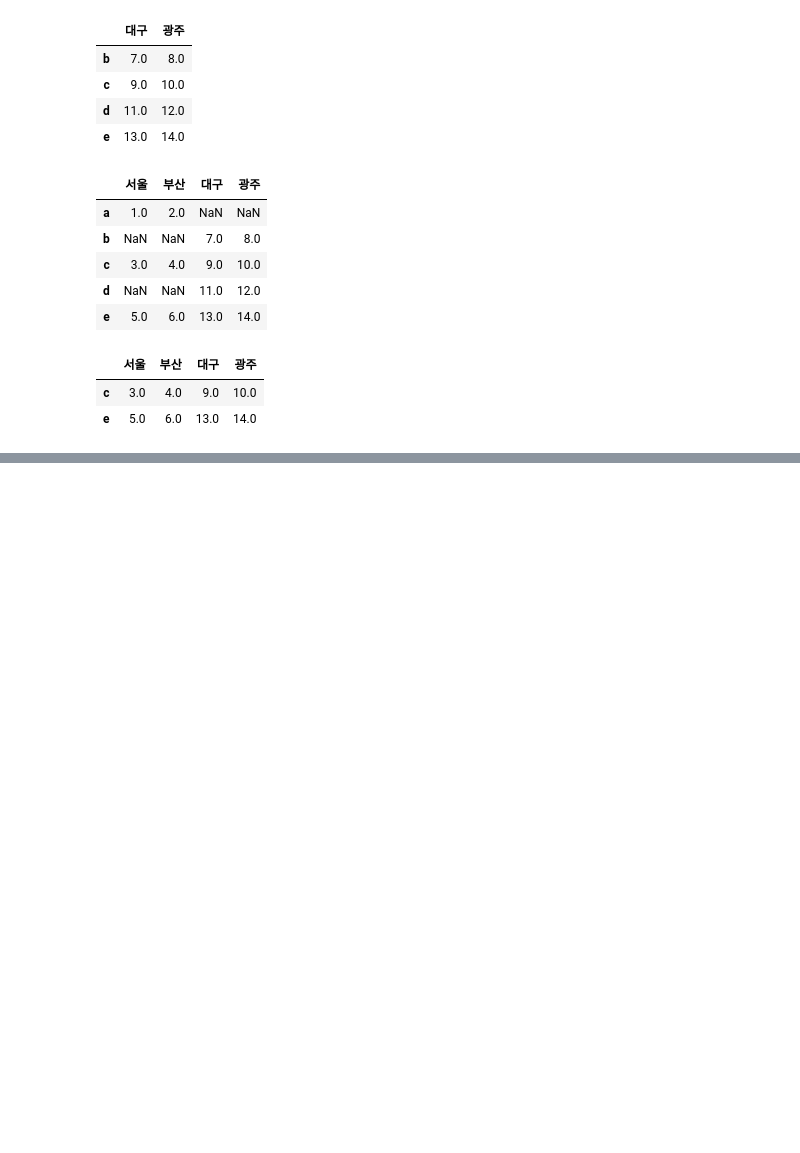
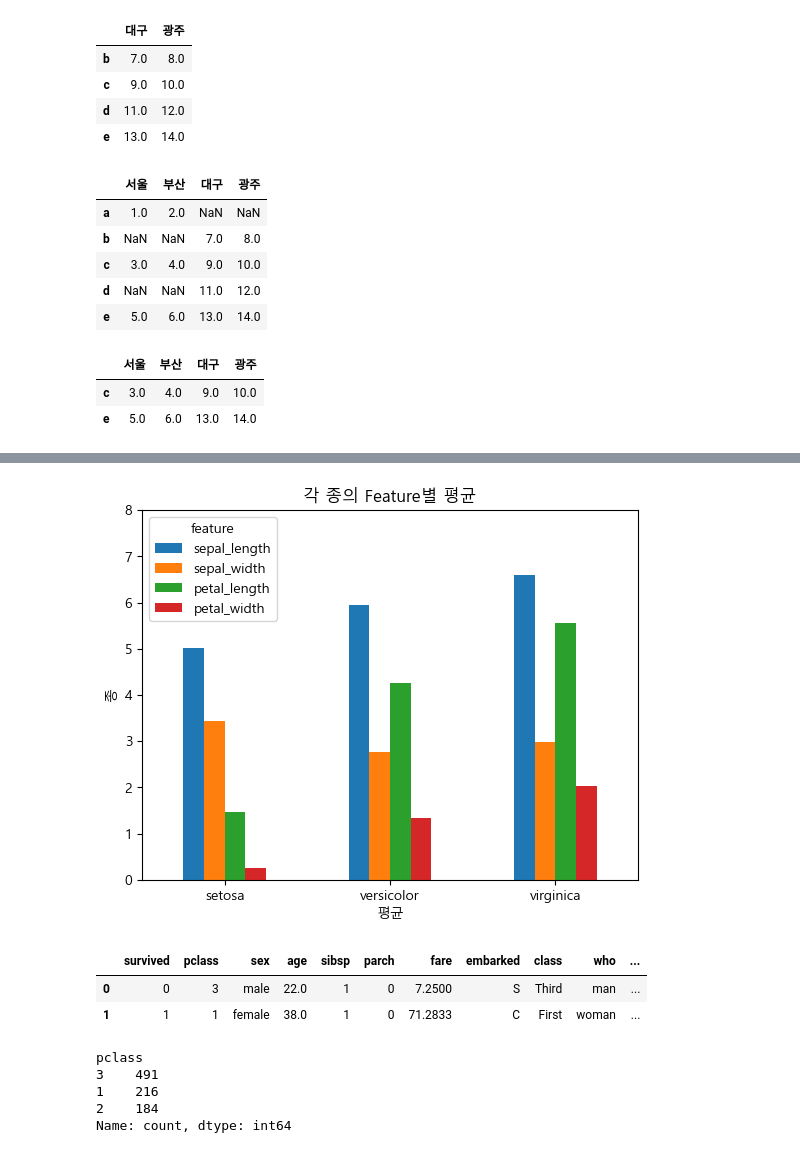
Before and after one commit to HouseOwnerLee/pohang13, a Jupyter notebook: pandas_ex/DataFrame_ex01.ipynb, the cells around one changed output, grey strips where cells are left out. Cells and saved outputs as stored; diff of their text form; code cells hidden in the pictures; blank space fills up the shorter version.

```diff
--- a/pandas_ex/DataFrame_ex01.ipynb
+++ b/pandas_ex/DataFrame_ex01.ipynb
@@ -1650,0 +2303,4 @@ df3
+# %%
+df2 = iris.groupby(iris.species).mean()
+df2.columns.name = 'feature'
+df2
@@ -1650,0 +2313,25 @@ df3
+# %%
+df2.plot.bar(rot = 0) # rot : x축 변수의 기울기
+plt.title("각 종의 Feature별 평균")
+plt.xlabel("평균")
+plt.ylabel("종")
+plt.ylim(0,8) # y축 값 범위
+plt.show()
+# %% [output]
+[figure, added]
+# %%
+titanic = sns.load_dataset("titanic")
+titanic.head(2)
+# %% [output]
+|  | survived | pclass | sex | age | sibsp | parch | fare | embarked | class | who | ... |
+| 0 | 0 | 3 | male | 22.0 | 1 | 0 | 7.2500 | S | Third | man | ... |
+| 1 | 1 | 1 | female | 38.0 | 1 | 0 | 71.2833 | C | First | woman | ... |
+# %%
+df3 = titanic.pclass.value_counts()
+df3
+# %% [output]
+pclass
+3    491
+1    216
+2    184
+Name: count, dtype: int64
```
Also changed, not shown: parts of 79 cells of this notebook, 11 other files.
